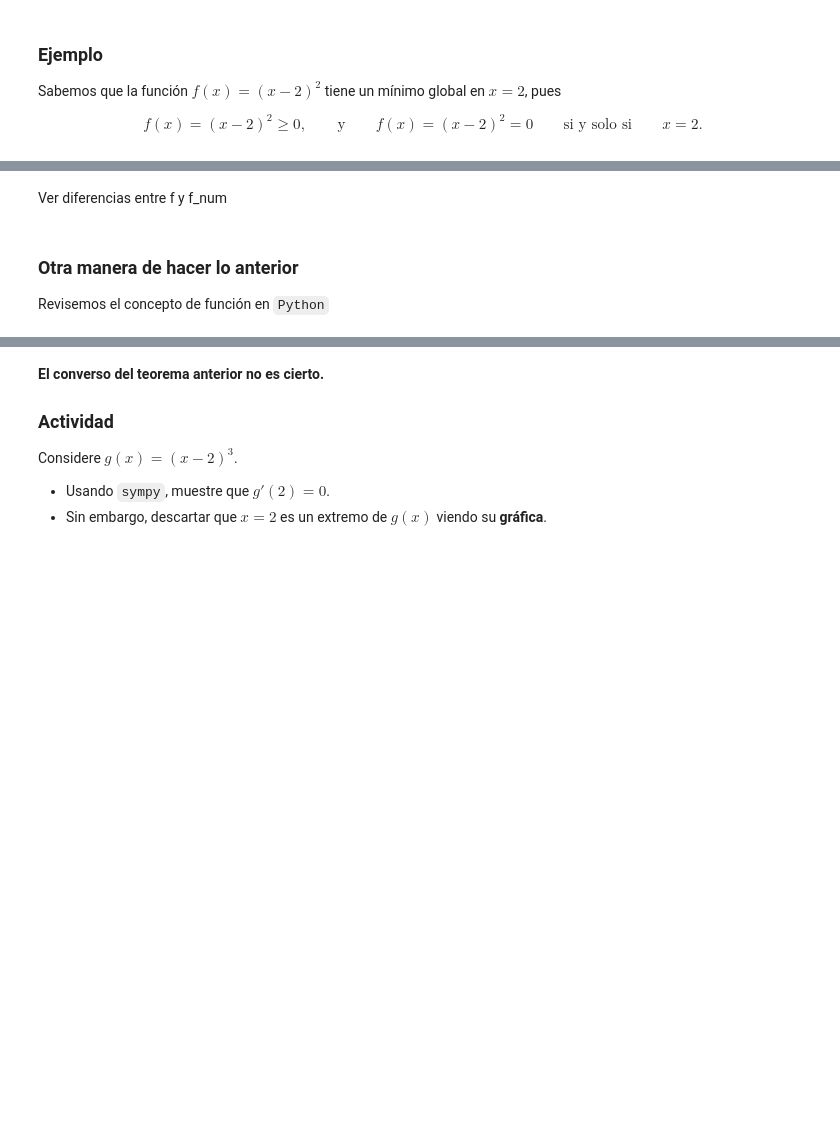
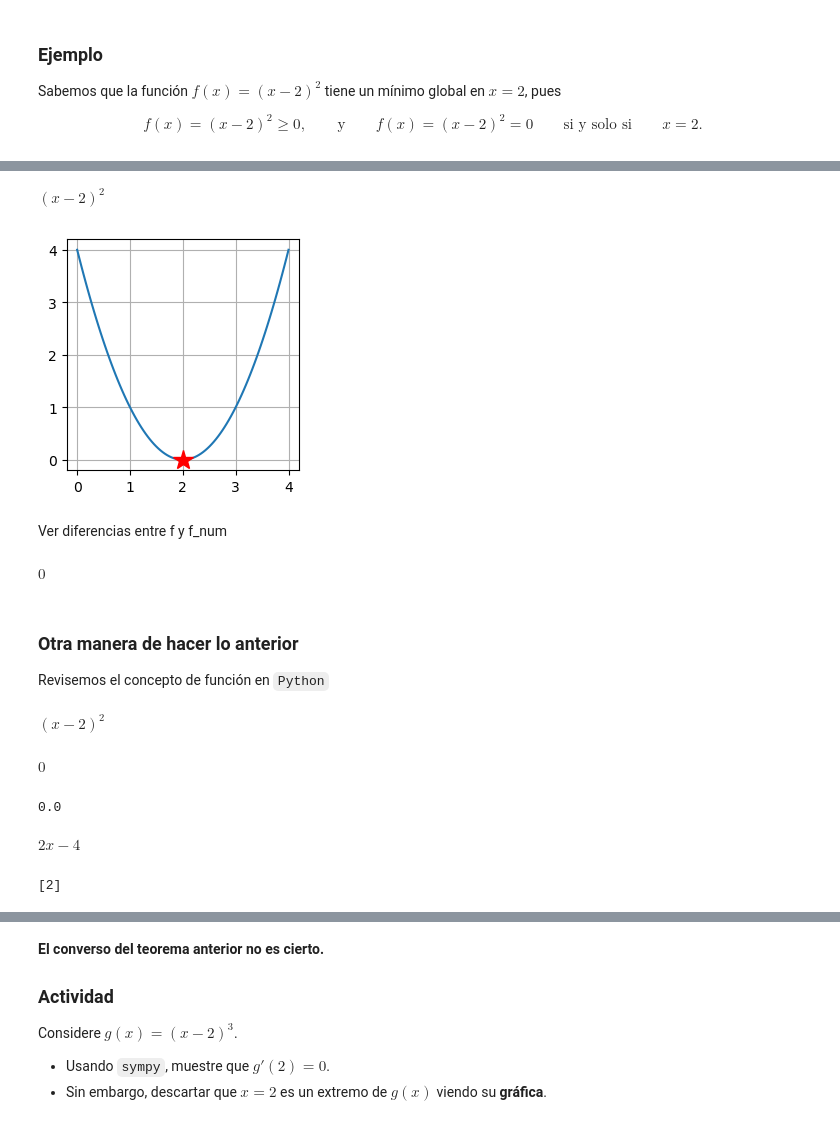
Before and after one commit to dramosvdh/SIMULACION-MATEMATICA, a Jupyter notebook: 0816-SymPy - Funciones escalares.ipynb, the cells around one changed output, grey strips where cells are left out. Cells and saved outputs as stored; diff of their text form; code cells hidden in the pictures; blank space fills up the shorter version.

```diff
--- a/0816-SymPy - Funciones escalares.ipynb
+++ b/0816-SymPy - Funciones escalares.ipynb
@@ -212,0 +371,4 @@ Veamos la gráfica...
+# %%
+# 1.3 Ahoa sí derivamos
+df=sym.diff(f,x) # Deivamos 'f' con respecto a 'x'
+df
@@ -212,0 +377,4 @@ Veamos la gráfica...
+# %%
+#2. Resolvemos ára la derivada igualada a cero
+c=sym.solve(df)
+c #Esta es una lista de raices
@@ -213,2 +391,10 @@ Veamos la gráfica...
+# %%
+# Definir coordenas x
+x_num=np.linspace(0,4,100)
+# %%
+f
+# %% [output]
+$\displaystyle \left(x - 2\right)^{2}$
 # %%
 # Convertir función simbólica f a una función numérica
+f_num=sym.lambdify(x,f,'numpy')
@@ -226,6 +401,50 @@ Veamos la gráfica...
+# %%
+# Graficar:
+#    Creamos una ventana de gráficos
+plt.figure(figsize=(3,3))
+
+#    Calcular coordenada en y
+y_num=f_num(x_num)
+
+#    Mostrar gráfico
+plt.plot(x_num,y_num) #Graficamos el criterio a optimizar
+plt.plot(c[0],f_num(c[0]),'*r',ms=15) #Graficamos el punto ctítico. ms -> mark size
+plt.grid()
+# %% [output]
+[figure, added]
 # %% [markdown]
 Ver diferencias entre f y f_num
+# %%
+f_num(c[0])
+# %% [output]
+$\displaystyle 0$
 # %% [markdown]
 ### **Otra manera de hacer lo anterior**
 
 Revisemos el concepto de función en `Python`
+# %%
+def f(x):
+    return (x-2)**2 #Todo lo que defina dentro de la sangría, pertenece a la función 'f'
+f(x)
+# %% [output]
+$\displaystyle \left(x - 2\right)^{2}$
+# %%
+f(c[0]) #Un número de tipo simbólico
+# %% [output]
+$\displaystyle 0$
+# %%
+f(2.0) #Un calor de punto dlotante
+# %% [output]
+0.0
+# %%
+# Derivamos
+df=sym.diff(f(x),x)
+df
+# %% [output]
+$\displaystyle 2 x - 4$
+# %%
+#Resolvemos para ... blah blah
+c=sym.solve(df)
+c
+# %% [output]
+[2]
```
Also changed, not shown: parts of 36 cells of this notebook.
